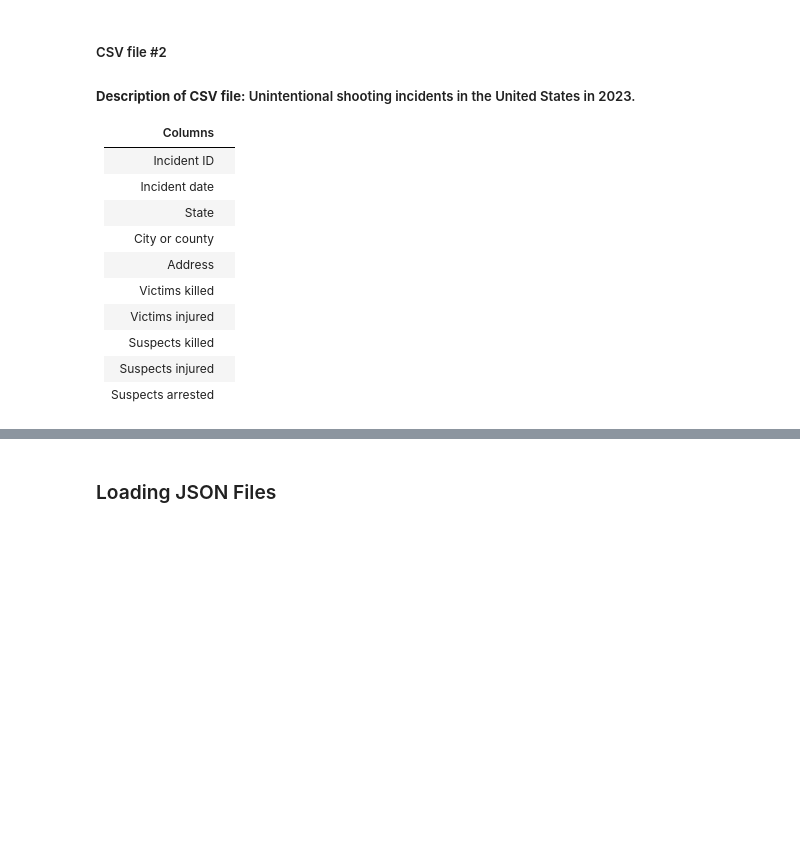
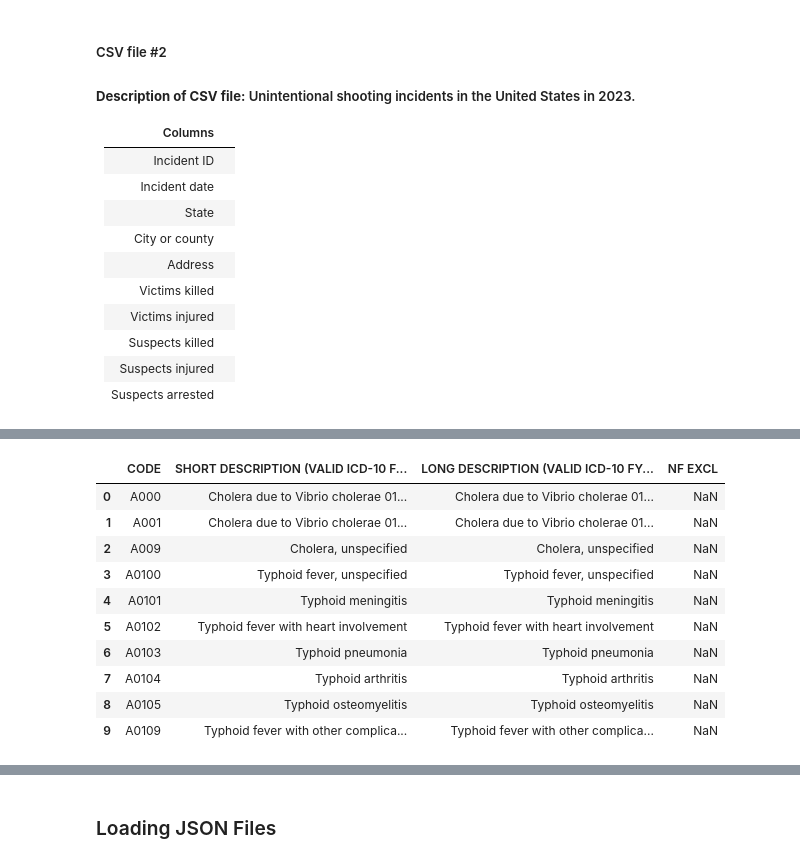
Before and after one commit to Stephen-sanchez1/datasci_1_loading, a Jupyter notebook: HHA_507_HW1.ipynb, the cells around one changed output, grey strips where cells are left out. Cells and saved outputs as stored; diff of their text form; code cells hidden in the pictures; blank space fills up the shorter version.

```diff
--- a/HHA_507_HW1.ipynb
+++ b/HHA_507_HW1.ipynb
@@ -80,0 +134,18 @@ dataset2.head(10)
+# %%
+#  XLSL file #2
+# Loading XLSL file #2
+
+dataset4 = pd.read_excel('/CMS_ICD_10_List.xlsx')
+dataset4.head(10)
+# %% [output]
+|  | CODE | SHORT DESCRIPTION (VALID ICD-10 F... | LONG DESCRIPTION (VALID ICD-10 FY... | NF EXCL |
+| 0 | A000 | Cholera due to Vibrio cholerae 01... | Cholera due to Vibrio cholerae 01... | NaN |
+| 1 | A001 | Cholera due to Vibrio cholerae 01... | Cholera due to Vibrio cholerae 01... | NaN |
+| 2 | A009 | Cholera, unspecified | Cholera, unspecified | NaN |
+| 3 | A0100 | Typhoid fever, unspecified | Typhoid fever, unspecified | NaN |
+| 4 | A0101 | Typhoid meningitis | Typhoid meningitis | NaN |
+| 5 | A0102 | Typhoid fever with heart involvement | Typhoid fever with heart involvement | NaN |
+| 6 | A0103 | Typhoid pneumonia | Typhoid pneumonia | NaN |
+| 7 | A0104 | Typhoid arthritis | Typhoid arthritis | NaN |
+| 8 | A0105 | Typhoid osteomyelitis | Typhoid osteomyelitis | NaN |
+| 9 | A0109 | Typhoid fever with other complica... | Typhoid fever with other complica... | NaN |
```
Also changed, not shown: parts of 9 cells of this notebook.
